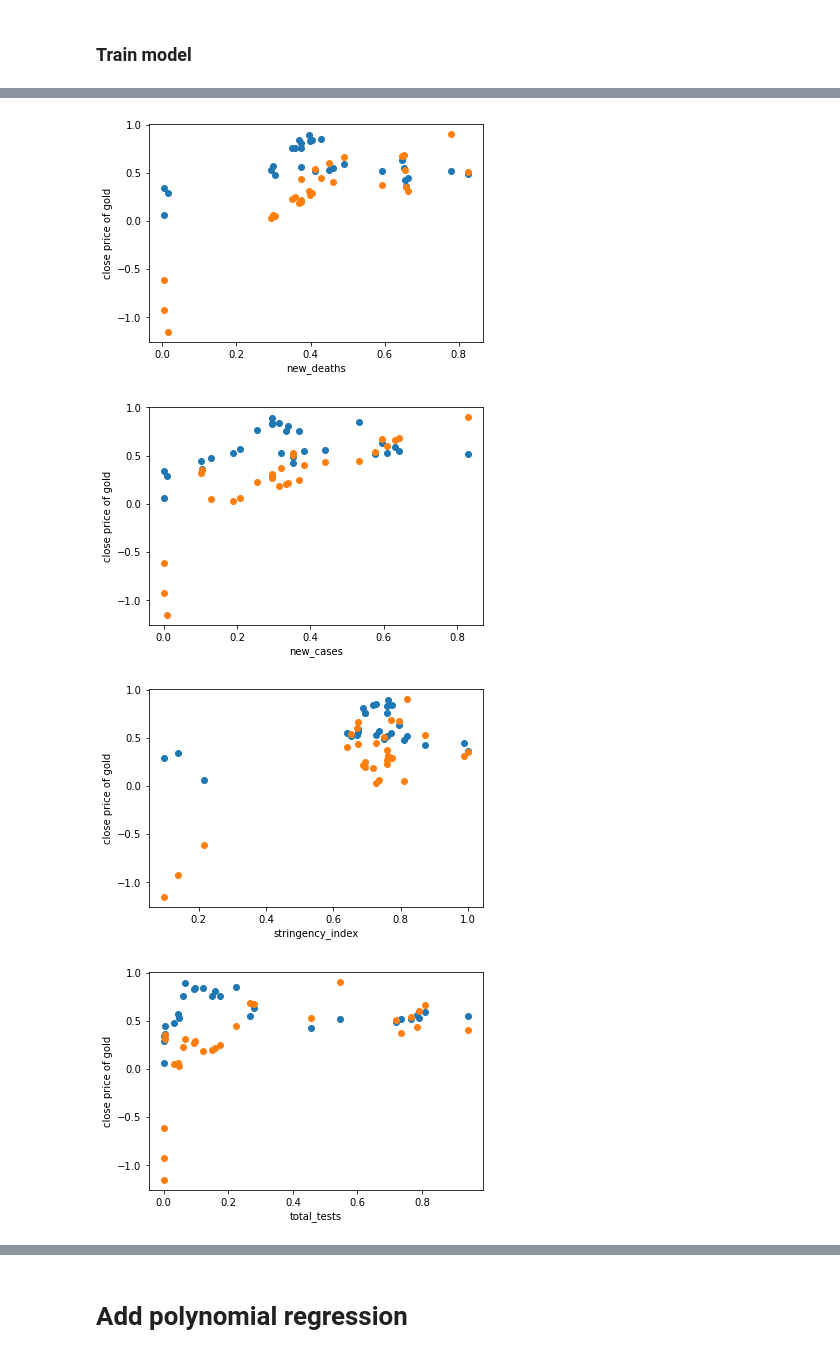
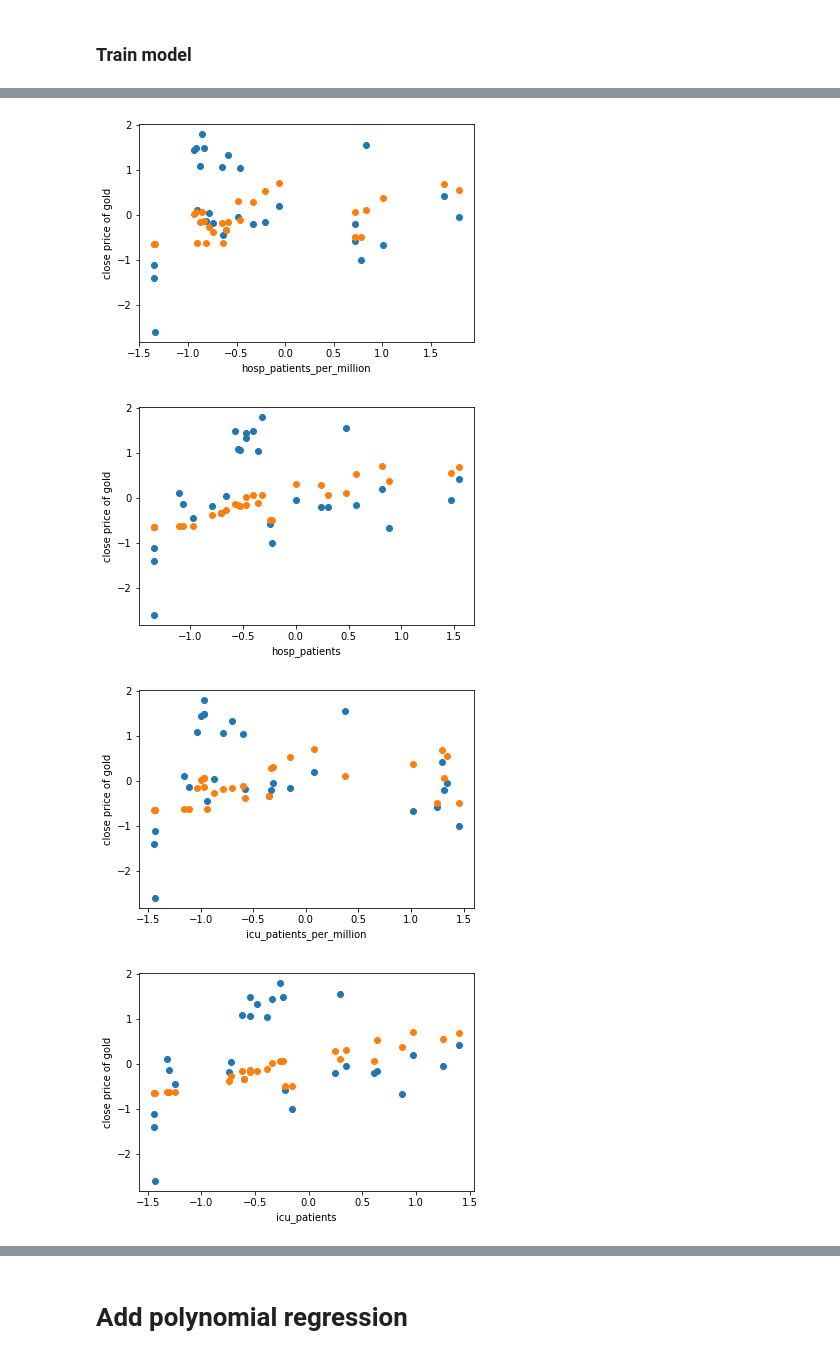
Before and after one commit to shanghongsim/term3_dtp, a Jupyter notebook: task2.ipynb, the cells around one changed output, grey strips where cells are left out. Drawn from its saved outputs; the diff is of its cells as text; code cells hidden in the pictures.

```diff
--- a/task2.ipynb
+++ b/task2.ipynb
@@ -116,7 +116,7 @@ def normalize_z(df):
     dfout=(df-df.mean(axis=0))/df.std(axis=0)
     return dfout
 
-df_num_norm = normalize_minmax(df_num)
+df_num_norm = normalize_z(df_num)
 stats = df_num_norm.describe()
 # display(stats)
 
@@ -248,11 +261,12 @@ def split_data(df_feature, df_target, random_state=None, test_size=0.5):
     df_target_test=df_target.loc[test_indices,:]
     return df_feature_train, df_feature_test, df_target_train, df_target_test
 # %%
-# get features and targets from data frame
-features=['new_deaths', 'new_cases',
-         'stringency_index','total_tests','total_vaccinations',
-         'reproduction_rate','hospital_beds_per_thousand','hosp_patients_per_million',
-         'hosp_patients','icu_patients_per_million','icu_patients']
+# features=['new_deaths', 'new_cases',
+#          'stringency_index','total_tests','total_vaccinations',
+#          'reproduction_rate','hospital_beds_per_thousand','hosp_patients_per_million',
+#          'hosp_patients','icu_patients_per_million','icu_patients']
+
+features=['hosp_patients_per_million','hosp_patients','icu_patients_per_million','icu_patients']
 
 df_feature, df_target = get_features_targets(df_covid, features, ['Close'])
 
@@ -296,18 +303,20 @@ with np.printoptions(threshold=np.inf):
 # %%
-features=['new_deaths', 'new_cases',
-         'stringency_index','total_tests','total_vaccinations',
-         'reproduction_rate','hospital_beds_per_thousand','hosp_patients_per_million',
-         'hosp_patients','icu_patients_per_million','icu_patients']
+# features=['new_deaths', 'new_cases',
+#          'stringency_index','total_tests','total_vaccinations',
+#          'reproduction_rate','hospital_beds_per_thousand','hosp_patients_per_million',
+#          'hosp_patients','icu_patients_per_million','icu_patients']
+
+features=['hosp_patients_per_million','hosp_patients','icu_patients_per_million','icu_patients']
 
 for i in range(len(features)):
     ft=features[i]
     plt.figure(i)
     plt.scatter(df_features_test[ft],target)
     plt.scatter(df_features_test[ft],pred)
     plt.xlabel(ft)
     plt.ylabel('close price of gold')
 # %% [output]
-[figure, old version]
+[figure, new version]
-[figure, old version]
+[figure, new version]
-[figure, old version]
+[figure, new version]
-[figure, old version]
+[figure, new version]
```
Also changed, not shown: parts of 12 cells of this notebook.
